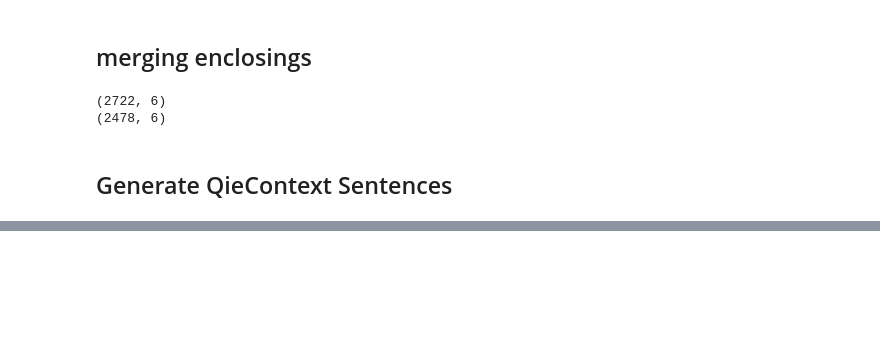
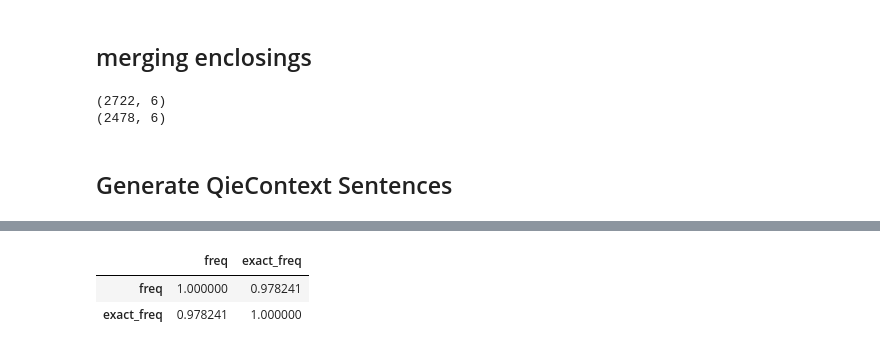
Before and after one commit to seantyh/MWE2019, a Jupyter notebook: etc/qie_list.ipynb, the cells around one changed output, grey strips where cells are left out. Saved outputs shown, nothing was run; the diff lists cells and outputs as text; code cells hidden in the pictures; blank space fills up the shorter version.

```diff
--- a/etc/qie_list.ipynb
+++ b/etc/qie_list.ipynb
@@ -105,0 +154,6 @@ cc
+# %%
+(np.log(qie_full.loc[:,["freq", "exact_freq"]])).corr()
+# %% [output]
+|  | freq | exact_freq |
+| freq | 1.000000 | 0.978241 |
+| exact_freq | 0.978241 | 1.000000 |
```
Also changed, not shown: parts of 18 cells of this notebook, 1 other file.
